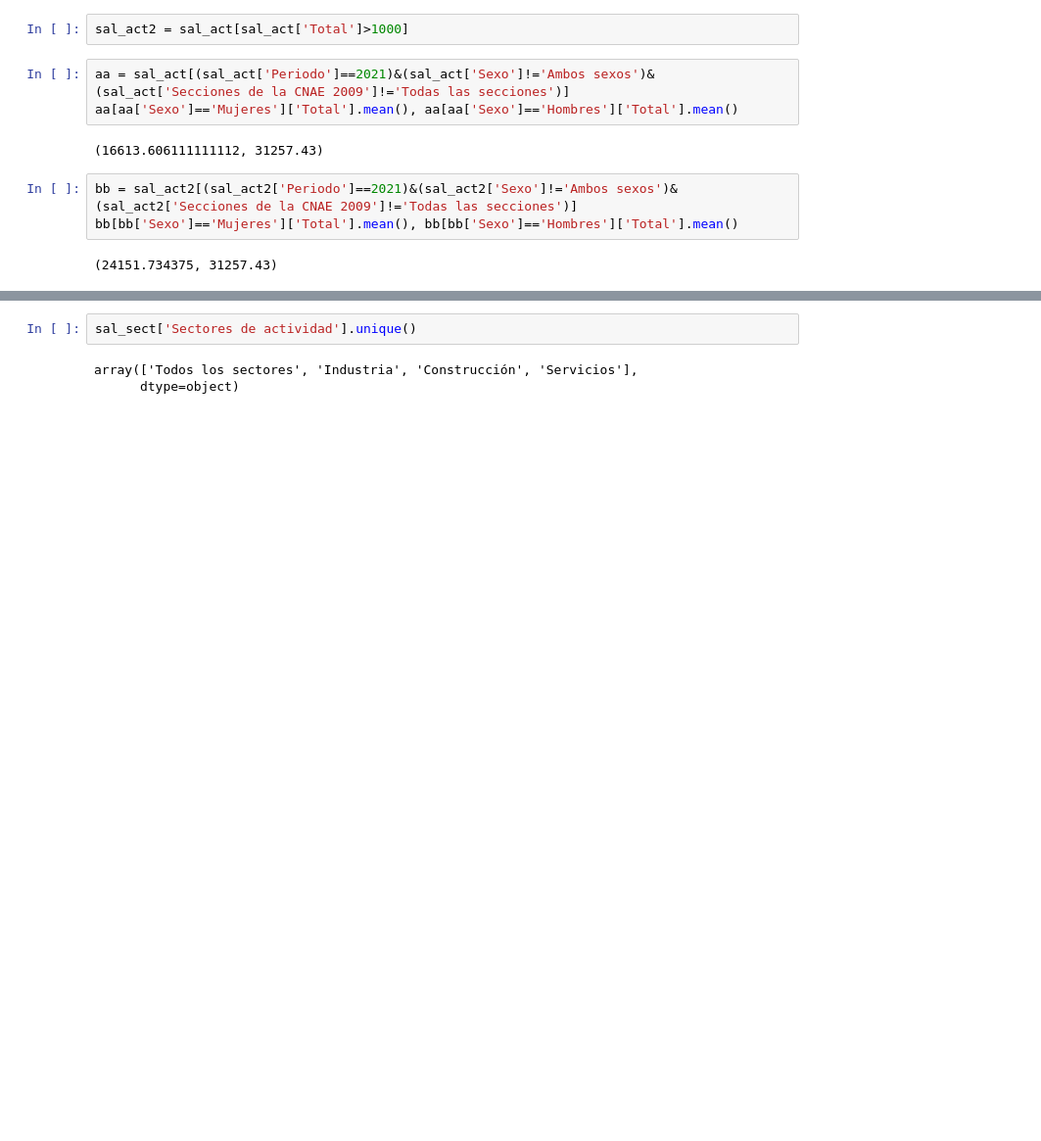
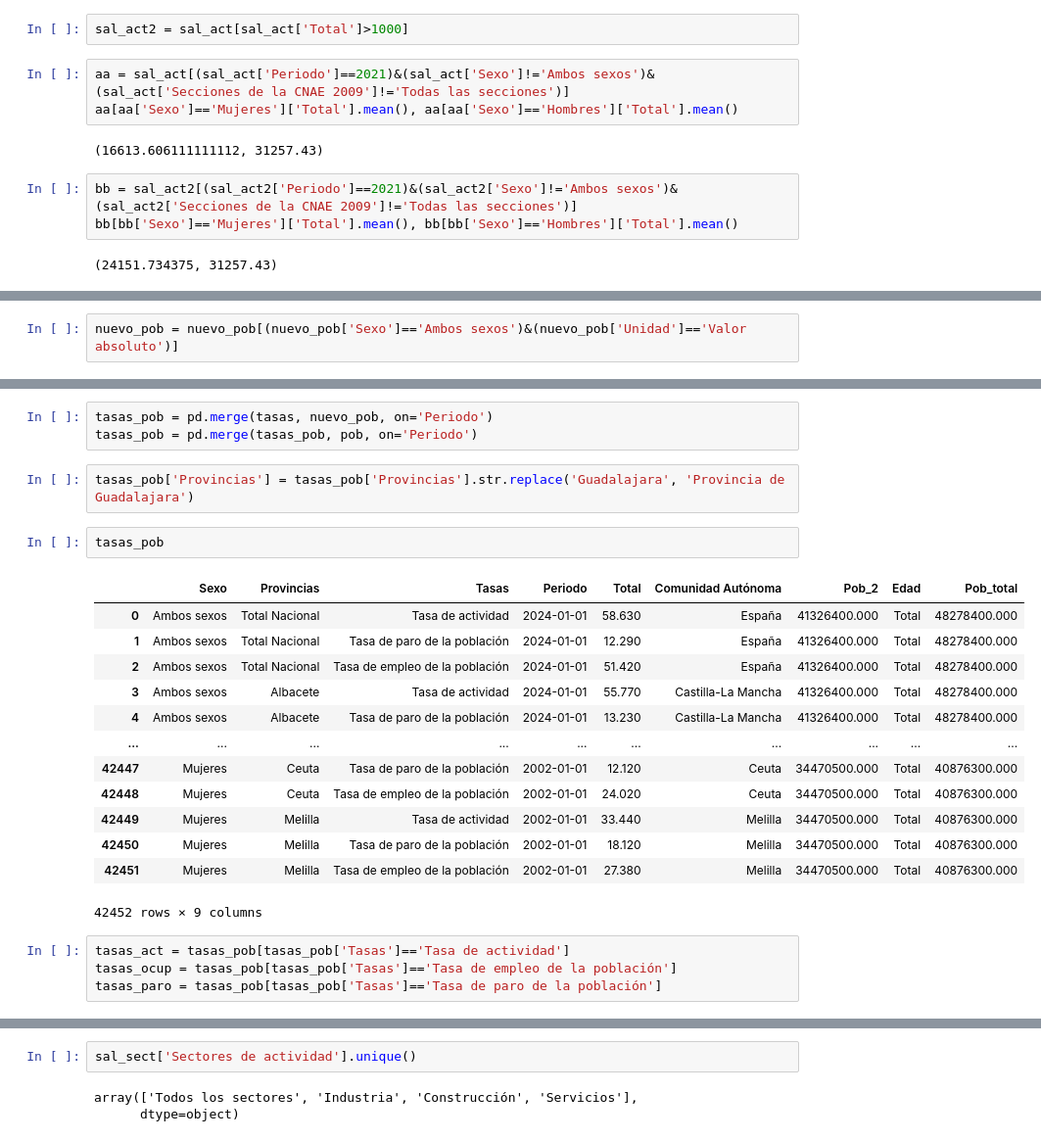
Before and after one commit to Gbau11/Empleo-Espa-a, a Jupyter notebook: code/paro_actividad.ipynb, the cells around one changed output, grey strips where cells are left out. Shown: that part at 98% size. Drawn from its saved outputs; the diff is of its cells as text; blank space fills up the shorter version.

```diff
--- a/code/paro_actividad.ipynb
+++ b/code/paro_actividad.ipynb
@@ -1498,0 +1274,2 @@ tabla['trimestre'] = tabla['trimestre'].astype(int)
+# %%
+nuevo_pob = nuevo_pob[(nuevo_pob['Sexo']=='Ambos sexos')&(nuevo_pob['Unidad']=='Valor absoluto')]
@@ -1498,0 +1325,25 @@ tabla['trimestre'] = tabla['trimestre'].astype(int)
+# %%
+tasas_pob = pd.merge(tasas, nuevo_pob, on='Periodo')
+tasas_pob = pd.merge(tasas_pob, pob, on='Periodo')
+# %%
+tasas_pob['Provincias'] = tasas_pob['Provincias'].str.replace('Guadalajara', 'Provincia de Guadalajara')
+# %%
+tasas_pob
+# %% [output]
+|  | Sexo | Provincias | Tasas | Periodo | Total | Comunidad Autónoma | Pob_2 | Edad | Pob_total |
+| 0 | Ambos sexos | Total Nacional | Tasa de actividad | 2024-01-01 | 58.630 | España | 41326400.000 | Total | 48278400.000 |
+| 1 | Ambos sexos | Total Nacional | Tasa de paro de la población | 2024-01-01 | 12.290 | España | 41326400.000 | Total | 48278400.000 |
+| 2 | Ambos sexos | Total Nacional | Tasa de empleo de la población | 2024-01-01 | 51.420 | España | 41326400.000 | Total | 48278400.000 |
+| 3 | Ambos sexos | Albacete | Tasa de actividad | 2024-01-01 | 55.770 | Castilla-La Mancha | 41326400.000 | Total | 48278400.000 |
+| 4 | Ambos sexos | Albacete | Tasa de paro de la población | 2024-01-01 | 13.230 | Castilla-La Mancha | 41326400.000 | Total | 48278400.000 |
+| ... | ... | ... | ... | ... | ... | ... | ... | ... | ... |
+| 42447 | Mujeres | Ceuta | Tasa de paro de la población | 2002-01-01 | 12.120 | Ceuta | 34470500.000 | Total | 40876300.000 |
+| 42448 | Mujeres | Ceuta | Tasa de empleo de la población | 2002-01-01 | 24.020 | Ceuta | 34470500.000 | Total | 40876300.000 |
+| 42449 | Mujeres | Melilla | Tasa de actividad | 2002-01-01 | 33.440 | Melilla | 34470500.000 | Total | 40876300.000 |
+| 42450 | Mujeres | Melilla | Tasa de paro de la población | 2002-01-01 | 18.120 | Melilla | 34470500.000 | Total | 40876300.000 |
+| 42451 | Mujeres | Melilla | Tasa de empleo de la población | 2002-01-01 | 27.380 | Melilla | 34470500.000 | Total | 40876300.000 |
+42452 rows × 9 columns
+# %%
+tasas_act = tasas_pob[tasas_pob['Tasas']=='Tasa de actividad']
+tasas_ocup = tasas_pob[tasas_pob['Tasas']=='Tasa de empleo de la población']
+tasas_paro = tasas_pob[tasas_pob['Tasas']=='Tasa de paro de la población']
```
Also changed, not shown: parts of 88 cells of this notebook, 1 other file.
